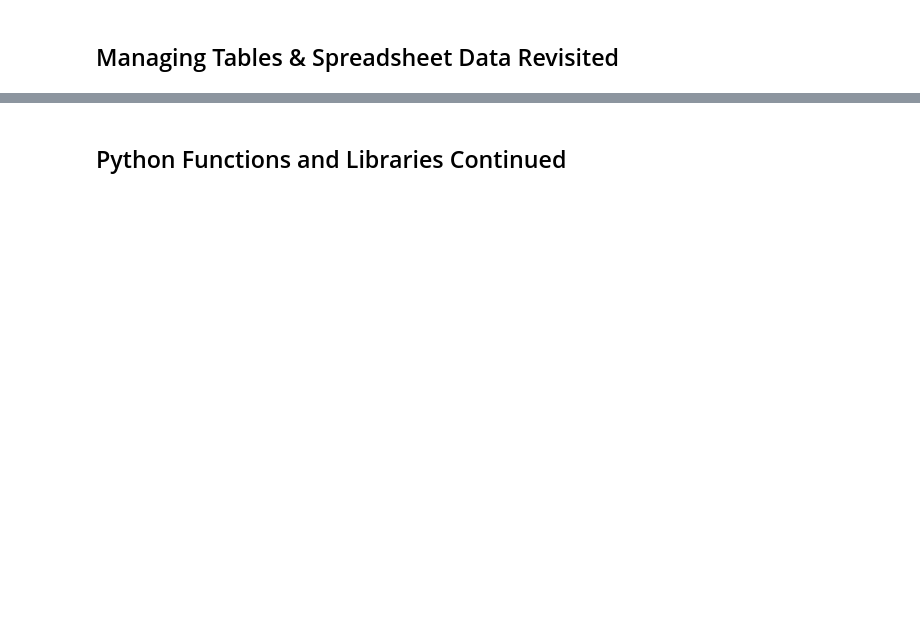
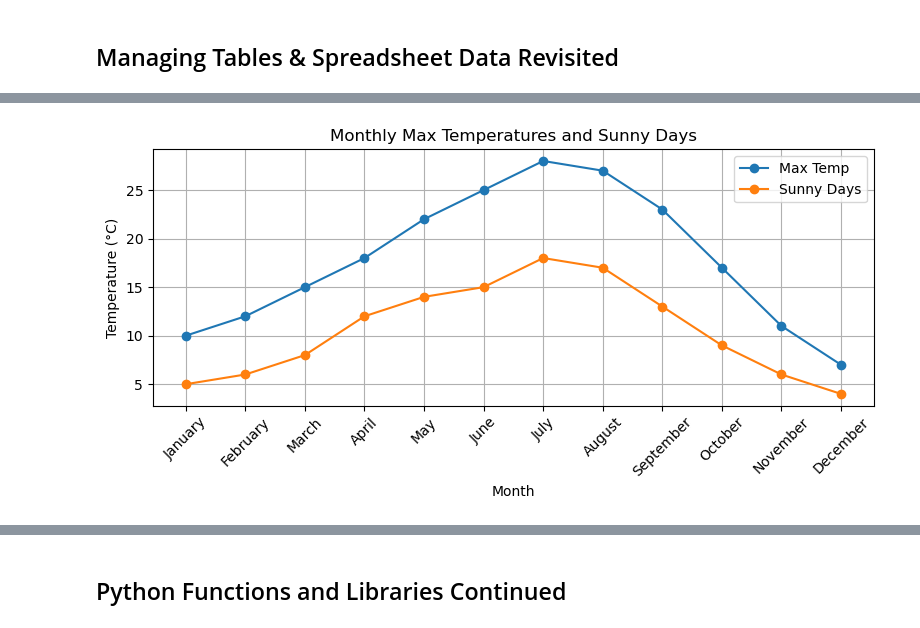
Before and after one commit to yroosel/python_essentials, a Jupyter notebook: Python Essentials Extra Practice 28 mei.ipynb, the cells around one changed output, grey strips where cells are left out. Saved outputs shown, nothing was run; the diff lists cells and outputs as text; code cells hidden in the pictures; blank space fills up the shorter version.

```diff
--- a/Python Essentials Extra Practice 28 mei.ipynb
+++ b/Python Essentials Extra Practice 28 mei.ipynb
@@ -23,0 +103,15 @@ These tools are not discussed in the Python Essentials course, but after complet
+# %%
+# LINE GRAPH: Max and Min Temperatures per Month
+plt.figure(figsize=(8, 4))
+plt.plot(df['Month'], df['Max Temp'], marker='o', label='Max Temp')
+plt.plot(df['Month'], df['Sunny Days'], marker='o', label='Sunny Days')
+plt.title('Monthly Max Temperatures and Sunny Days')
+plt.xlabel('Month')
+plt.ylabel('Temperature (°C)')
+plt.legend()
+plt.grid(True)
+plt.xticks(rotation=45)
+plt.tight_layout()
+plt.show()
+# %% [output]
+[figure, added]
```
Also changed, not shown: parts of 33 cells of this notebook, 2 other files.
